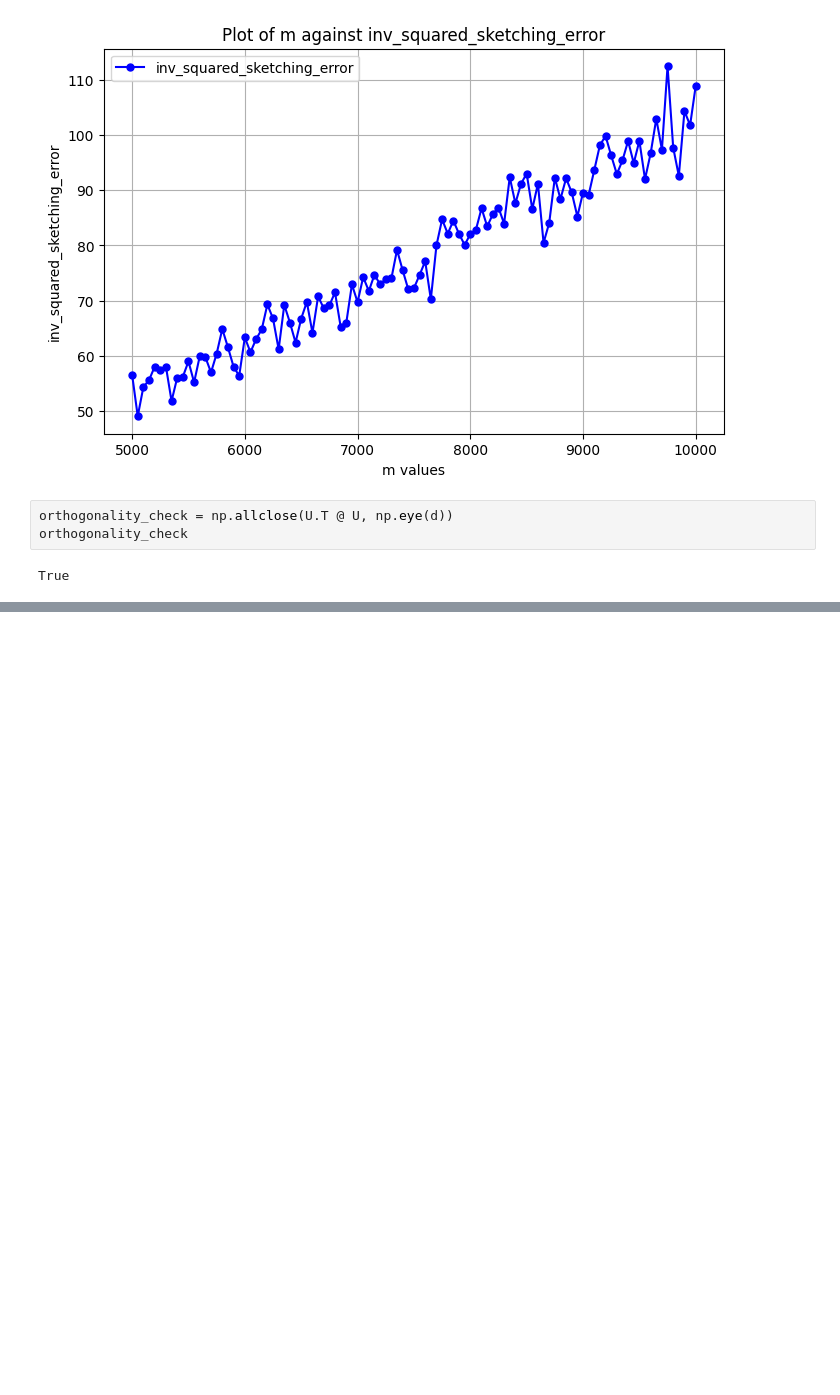
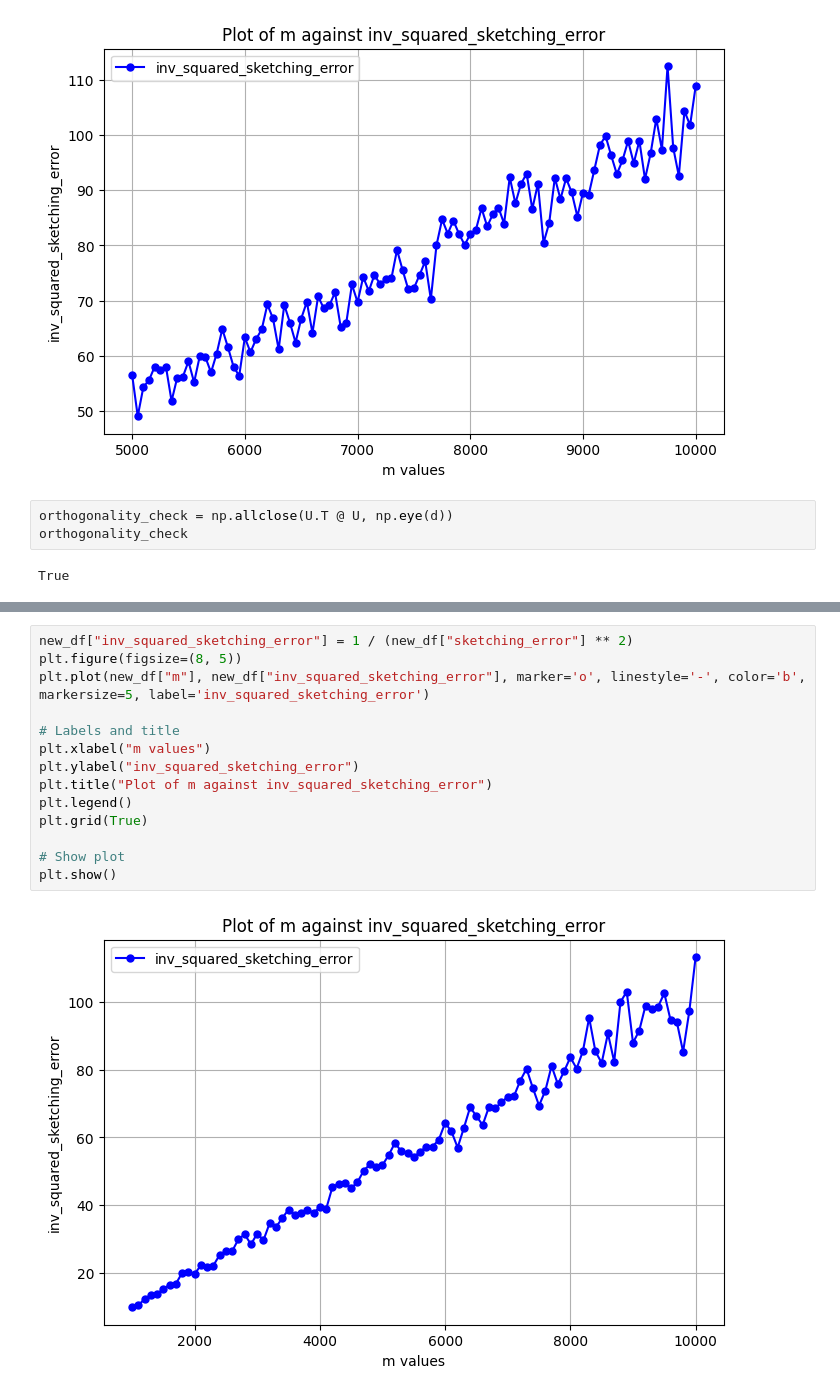
Before and after one commit to LakBoonJun1/DSA4288, a Jupyter notebook: Notebook/implementation.ipynb, the cells around one changed output, grey strips where cells are left out. Saved outputs shown, nothing was run; the diff lists cells and outputs as text; blank space fills up the shorter version.

```diff
--- a/Notebook/implementation.ipynb
+++ b/Notebook/implementation.ipynb
@@ -892,0 +943,16 @@ True
+# %%
+new_df["inv_squared_sketching_error"] = 1 / (new_df["sketching_error"] ** 2)
+plt.figure(figsize=(8, 5))
+plt.plot(new_df["m"], new_df["inv_squared_sketching_error"], marker='o', linestyle='-', color='b', markersize=5, label='inv_squared_sketching_error')
+
+# Labels and title
+plt.xlabel("m values")
+plt.ylabel("inv_squared_sketching_error")
+plt.title("Plot of m against inv_squared_sketching_error")
+plt.legend()
+plt.grid(True)
+
+# Show plot
+plt.show()
+# %% [output]
+[figure, added]
```
Also changed, not shown: parts of 3 cells of this notebook.
